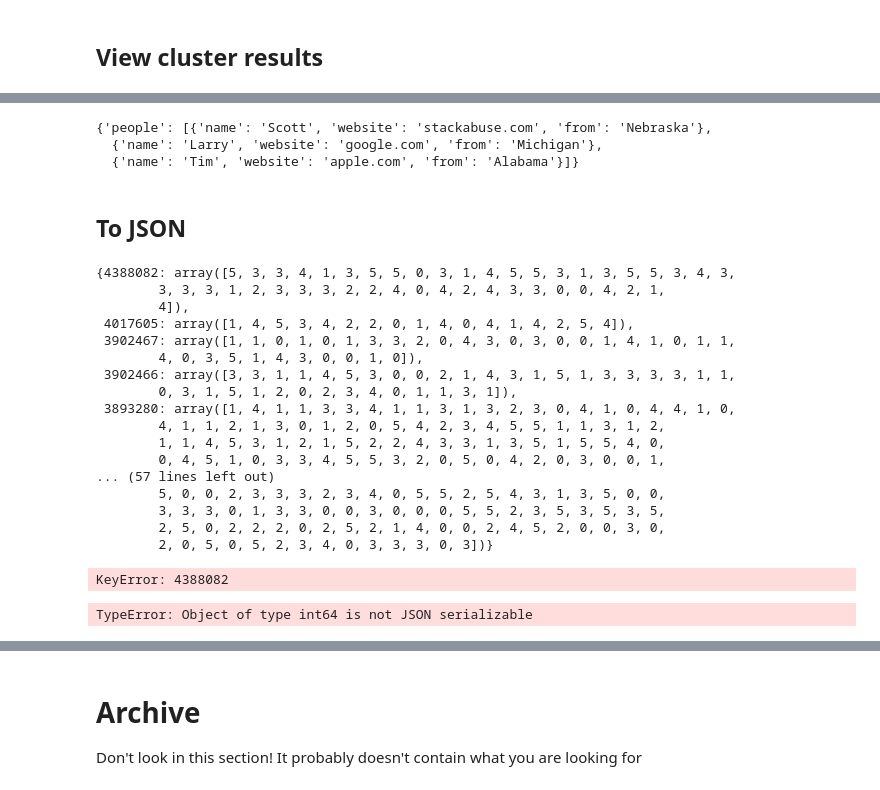
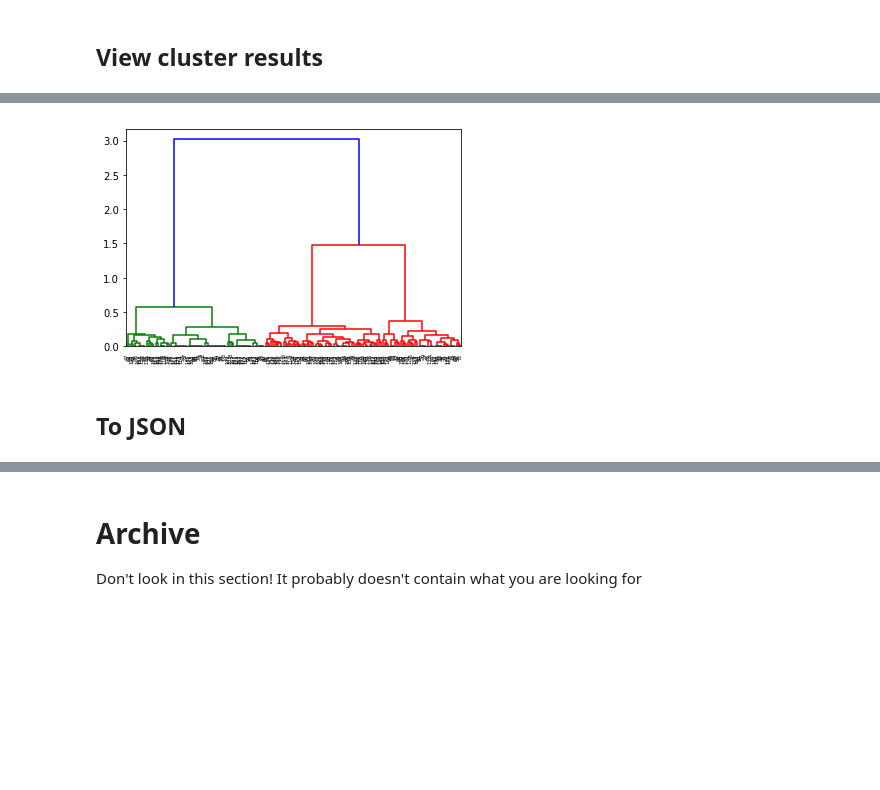
Before and after one commit to SushAzad/QueryClustering, a Jupyter notebook: cluster.ipynb, the cells around one changed output, grey strips where cells are left out. Saved outputs shown, nothing was run; the diff lists cells and outputs as text; code cells hidden in the pictures; blank space fills up the shorter version.

```diff
--- a/cluster.ipynb
+++ b/cluster.ipynb
@@ -165,7 +163,7 @@ It looks like mean shift clustering gave us the best results for clustering by q
 # get rid of all questions with less than 8 queries...
 all_variants=[x for x in variant_counts if variant_counts[x] >= 8]
 # %%
-def get_all_clusters(name, NUM_CLUSTERS):
+def get_all_clusters(name, n_clusters=NUM_CLUSTERS):
 
     # variant --> [query]
     all_labels={}
@@ -213,7 +211,7 @@ file_raw= "RawQueryEmbeddingsSkipGram.pickle"
 # %%
 NUM_CLUSTERS = 6
 emb=pickle.load(open(file_keywords, "rb" ))
-all_labels, all_clusters=get_all_clusters('kmeans', NUM_CLUSTERS)
+all_labels, all_clusters=get_all_clusters('mean_shift')
 # %% [output]
 Question: 4388082, 45 queries.
 Distribution of clusters:
@@ -235,7 +233,7 @@ Distribution of clusters:
 # %% [markdown]
 ## View cluster results
 # %%
-variant=4017607
+variant=3689952
 clusters=all_clusters[variant]
 labels=all_labels[variant]
 print(len(clusters))
@@ -244,6 +242,6 @@ print(len(clusters))
 # %%
 for idx, i in enumerate(clusters):
-    if i==3:
+    if i==0:
         print(queries[labels[idx]])
         print("\n")
 # %% [output]
@@ -254,6 +264,0 @@ for idx, i in enumerate(clusters):
-# %%
-data
-# %% [output]
-{'people': [{'name': 'Scott', 'website': 'stackabuse.com', 'from': 'Nebraska'},
-  {'name': 'Larry', 'website': 'google.com', 'from': 'Michigan'},
-  {'name': 'Tim', 'website': 'apple.com', 'from': 'Alabama'}]}
@@ -260,22 +267,10 @@ data
+# %%
+from scipy.cluster import fcluster
+from scipy.cluster.hierarchy import dendrogram, linkage
+X = [[i] for i in [2, 8, 0, 4, 1, 9, 9, 0]]
+Z = linkage(data, 'ward')
+dn = dendrogram(Z)
+# %% [output]
+[figure, added]
 # %% [markdown]
 ## To JSON
-# %%
-all_clusters
-# %% [output]
-{4388082: array([5, 3, 3, 4, 1, 3, 5, 5, 0, 3, 1, 4, 5, 5, 3, 1, 3, 5, 5, 3, 4, 3,
-        3, 3, 3, 1, 2, 3, 3, 3, 2, 2, 4, 0, 4, 2, 4, 3, 3, 0, 0, 4, 2, 1,
-        4]),
- 4017605: array([1, 4, 5, 3, 4, 2, 2, 0, 1, 4, 0, 4, 1, 4, 2, 5, 4]),
- 3902467: array([1, 1, 0, 1, 0, 1, 3, 3, 2, 0, 4, 3, 0, 3, 0, 0, 1, 4, 1, 0, 1, 1,
-        4, 0, 3, 5, 1, 4, 3, 0, 0, 1, 0]),
- 3902466: array([3, 3, 1, 1, 4, 5, 3, 0, 0, 2, 1, 4, 3, 1, 5, 1, 3, 3, 3, 3, 1, 1,
-        0, 3, 1, 5, 1, 2, 0, 2, 3, 4, 0, 1, 1, 3, 1]),
- 3893280: array([1, 4, 1, 1, 3, 3, 4, 1, 1, 3, 1, 3, 2, 3, 0, 4, 1, 0, 4, 4, 1, 0,
-        4, 1, 1, 2, 1, 3, 0, 1, 2, 0, 5, 4, 2, 3, 4, 5, 5, 1, 1, 3, 1, 2,
-        1, 1, 4, 5, 3, 1, 2, 1, 5, 2, 2, 4, 3, 3, 1, 3, 5, 1, 5, 5, 4, 0,
-        0, 4, 5, 1, 0, 3, 3, 4, 5, 5, 3, 2, 0, 5, 0, 4, 2, 0, 3, 0, 0, 1,
-... (57 lines left out)
-        5, 0, 0, 2, 3, 3, 3, 2, 3, 4, 0, 5, 5, 2, 5, 4, 3, 1, 3, 5, 0, 0,
-        3, 3, 3, 0, 1, 3, 3, 0, 0, 3, 0, 0, 0, 5, 5, 2, 3, 5, 3, 5, 3, 5,
-        2, 5, 0, 2, 2, 2, 0, 2, 5, 2, 1, 4, 0, 0, 2, 4, 5, 2, 0, 0, 3, 0,
-        2, 0, 5, 0, 5, 2, 3, 4, 0, 3, 3, 3, 0, 3])}
@@ -285,18 +282,26 @@ for idx, v in enumerate(all_labels):
     qids=all_labels[v]
     clusters=all_clusters[v]
     v_str=str(v)
-    json_queries[v_str]=[]
+    json_queries[v_str]={}
     for jdx, qid in enumerate(qids):
-        json_queries[v_str].append(
-        {
-            'queryNum': qid,
-            'cluster': clusters[jdx],
-            'query': queries[qid]
-        })
+        cluster=str(clusters[jdx])
+        if cluster not in json_queries[v_str]:
+            json_queries[v_str][cluster] = [{
+                'queryNum': str(qid),
+                'query': queries[qid]
+            }]
+        else:
+            json_queries[v_str][cluster].append({
+                'queryNum': str(qid),
+                'query': queries[qid]
+            })
+
+#         json_queries[v_str].append(
+#         {
+#             'queryNum': str(qid),
+#             'cluster': str(clusters[jdx]),
+#             'query': queries[qid]
+#         })
-# %% [output]
-KeyError: 4388082
 # %%
-with open('keyword_skipgram_clusters.json', 'w') as outfile:
+with open('mean_shift_keyword_skipgram_clusters.json', 'w') as outfile:
     json.dump(json_queries, outfile)
-# %% [output]
-TypeError: Object of type int64 is not JSON serializable
```
Also changed, not shown: parts of 15 cells of this notebook, 1 other file.
